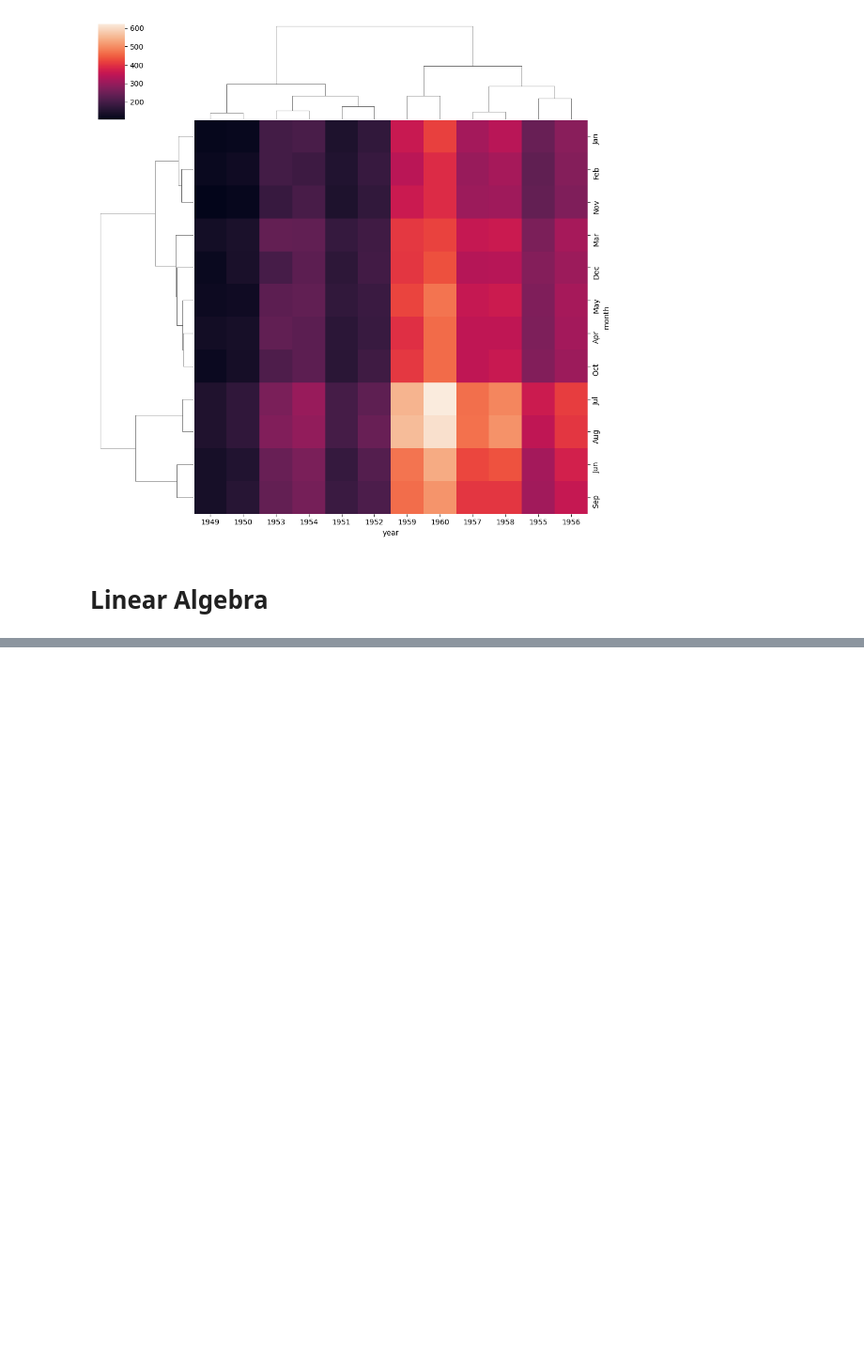
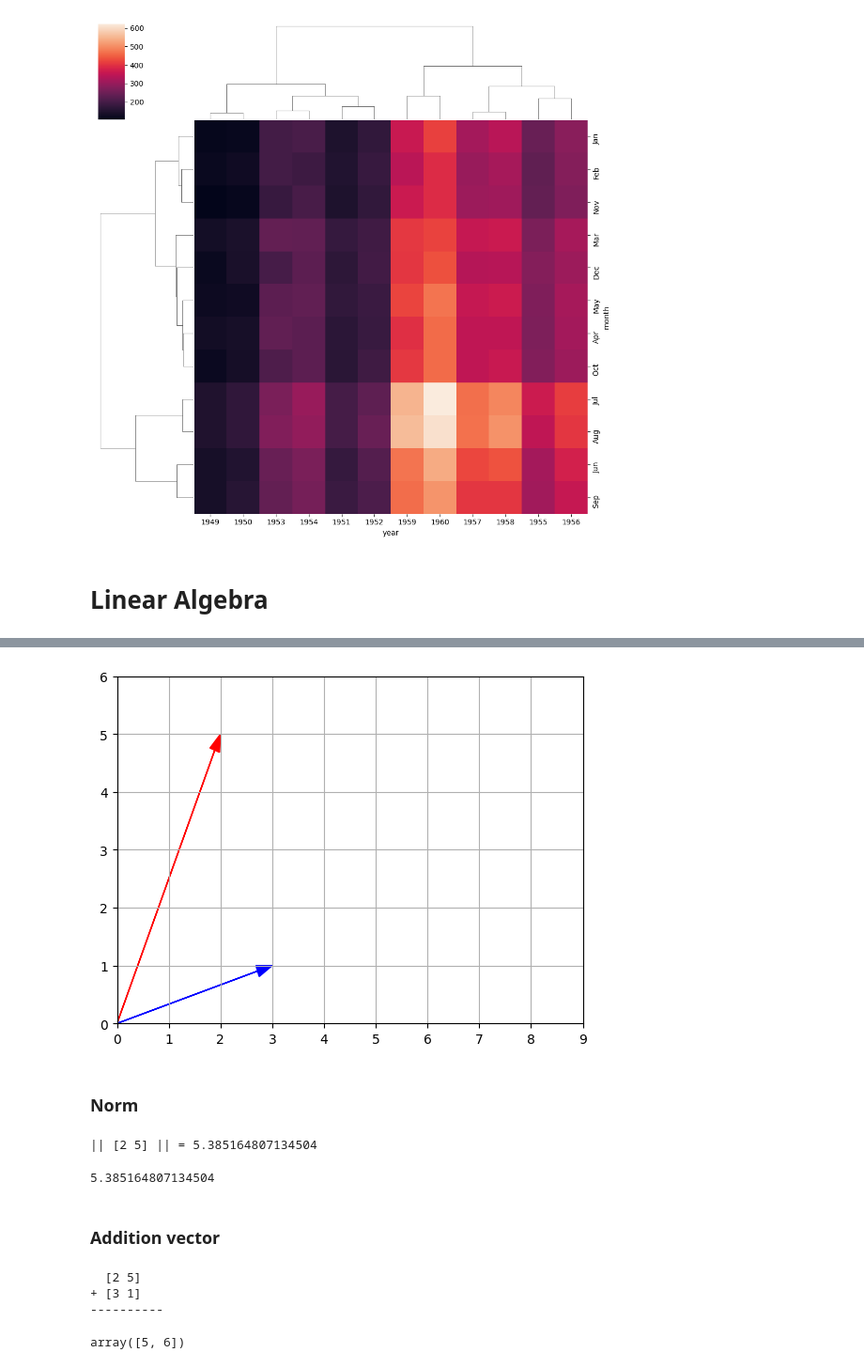
Before and after one commit to UkeshThapa/Summer-ML-Training, a Jupyter notebook: data_science_course.ipynb, the cells around one changed output, grey strips where cells are left out. Shown at 94% size. Cells and saved outputs as stored; diff of their text form; code cells hidden in the pictures; blank space fills up the shorter version.

```diff
--- a/data_science_course.ipynb
+++ b/data_science_course.ipynb
@@ -395,0 +512,42 @@ sns.clustermap(flight.pivot_table(values='passengers',index='month',columns='yea
+# %%
+def plot_vector2d(vector2d, origin=[0, 0], **options):
+    return plt.arrow(origin[0], origin[1], vector2d[0], vector2d[1],
+              head_width=0.2, head_length=0.3, length_includes_head=True,
+              **options)
+
+plot_vector2d(u, color="r")
+plot_vector2d(v, color="b")
+plt.axis([0, 9, 0, 6]) # Xaxis = (0, 9) and Y axis = (0, 6)
+plt.grid()
+plt.show()
+# %% [output]
+[figure, added]
+# %% [markdown]
+### Norm
+# %%
+def vector_norm(vector):
+    squares = [element**2 for element in vector] # List comprehension used for (2)^2 + (5)^2 = 29
+    return sum(squares)**0.5
+
+print(f"|| {u} || =", vector_norm(u))
+# %% [output]
+|| [2 5] || = 5.385164807134504
+# %%
+# More efficient to use Numpy's linalg
+
+import numpy.linalg as LA
+LA.norm(u)
+# %% [output]
+5.385164807134504
+# %% [markdown]
+### Addition vector
+# %%
+print(" ", u)
+print("+", v)
+print("-"*10)
+u + v
+# %% [output]
+  [2 5]
++ [3 1]
+----------
+array([5, 6])
```
Also changed, not shown: parts of 39 cells of this notebook.
